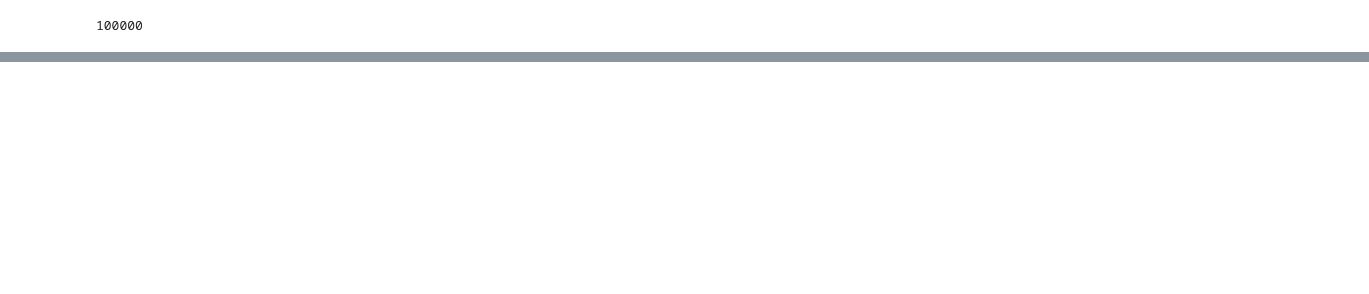
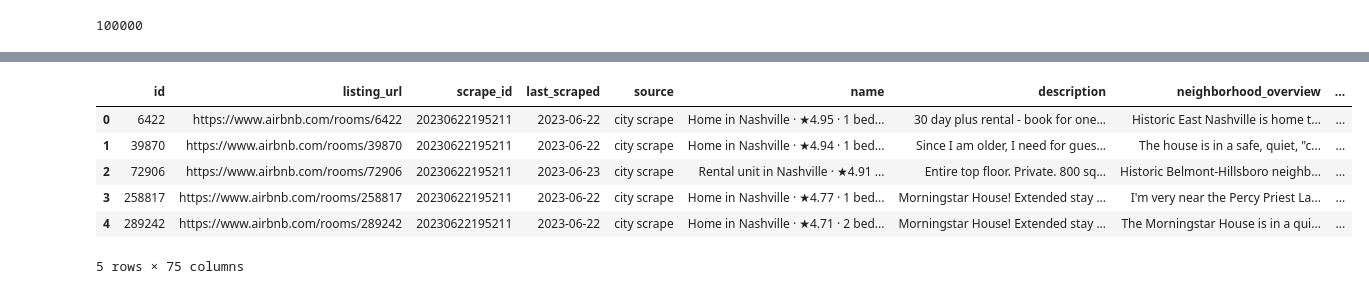
Before and after one commit to Zanderl1987/General, a Jupyter notebook: AirBnB Ratings Prediction.ipynb, the cells around one changed output, grey strips where cells are left out. Cells and saved outputs as stored; diff of their text form; code cells hidden in the pictures; blank space fills up the shorter version.

```diff
--- a/AirBnB Ratings Prediction.ipynb
+++ b/AirBnB Ratings Prediction.ipynb
@@ -203,3 +138,7 @@ cleaned_text_s.to_csv(r"F:\Data Science\Datasets\Cleaned AirBnB Reviews\cleaned_
 #df_revs['cleaned_text'] = cleaned_text_list
 # %% [output]
 100000
+# %%
+cleaned_data_dir_path = r"F:\Data Science\Datasets\Cleaned AirBnB Reviews"
+
+print_files_in_directory(cleaned_data_dir_path)
@@ -205,0 +162,10 @@ cleaned_text_s.to_csv(r"F:\Data Science\Datasets\Cleaned AirBnB Reviews\cleaned_
+# %%
+cleaned_reviews_list = []
+
+with os.scandir(cleaned_data_dir_path) as entries:
+    for entry in entries:
+        if entry.is_file():
+            cleaned_reviews_list.append(pd.read_csv(entry.path))
+
+cleaned_revs_df = pd.concat(cleaned_reviews_list)
+cleaned_revs_df.head()
@@ -205,0 +265,20 @@ cleaned_text_s.to_csv(r"F:\Data Science\Datasets\Cleaned AirBnB Reviews\cleaned_
+# %%
+gz_listings_path = r"F:\Data Science\Datasets\AirBnB Data\Listings gz"
+
+listings_list = []
+
+with os.scandir(gz_listings_path) as entries:
+    for entry in entries:
+        if entry.is_file():
+            listings_list.append(pd.read_csv(entry.path))
+
+listings_df = pd.concat(listings_list)
+listings_df.head()
+# %% [output]
+|  | id | listing_url | scrape_id | last_scraped | source | name | description | neighborhood_overview | ... |
+| 0 | 6422 | https://www.airbnb.com/rooms/6422 | 20230622195211 | 2023-06-22 | city scrape | Home in Nashville · ★4.95 · 1 bed... | 30 day plus rental - book for one... | Historic East Nashville is home t... | ... |
+| 1 | 39870 | https://www.airbnb.com/rooms/39870 | 20230622195211 | 2023-06-22 | city scrape | Home in Nashville · ★4.94 · 1 bed... | Since I am older, I need for gues... | The house is in a safe, quiet, "c... | ... |
+| 2 | 72906 | https://www.airbnb.com/rooms/72906 | 20230622195211 | 2023-06-23 | city scrape | Rental unit in Nashville · ★4.91 ... | Entire top floor. Private. 800 sq... | Historic Belmont-Hillsboro neighb... | ... |
+| 3 | 258817 | https://www.airbnb.com/rooms/258817 | 20230622195211 | 2023-06-22 | city scrape | Home in Nashville · ★4.77 · 1 bed... | Morningstar House! Extended stay ... | I'm very near the Percy Priest La... | ... |
+| 4 | 289242 | https://www.airbnb.com/rooms/289242 | 20230622195211 | 2023-06-22 | city scrape | Home in Nashville · ★4.71 · 2 bed... | Morningstar House! Extended stay ... | The Morningstar House is in a qui... | ... |
+5 rows × 75 columns
```
Also changed, not shown: parts of 19 cells of this notebook, 3 other files.
